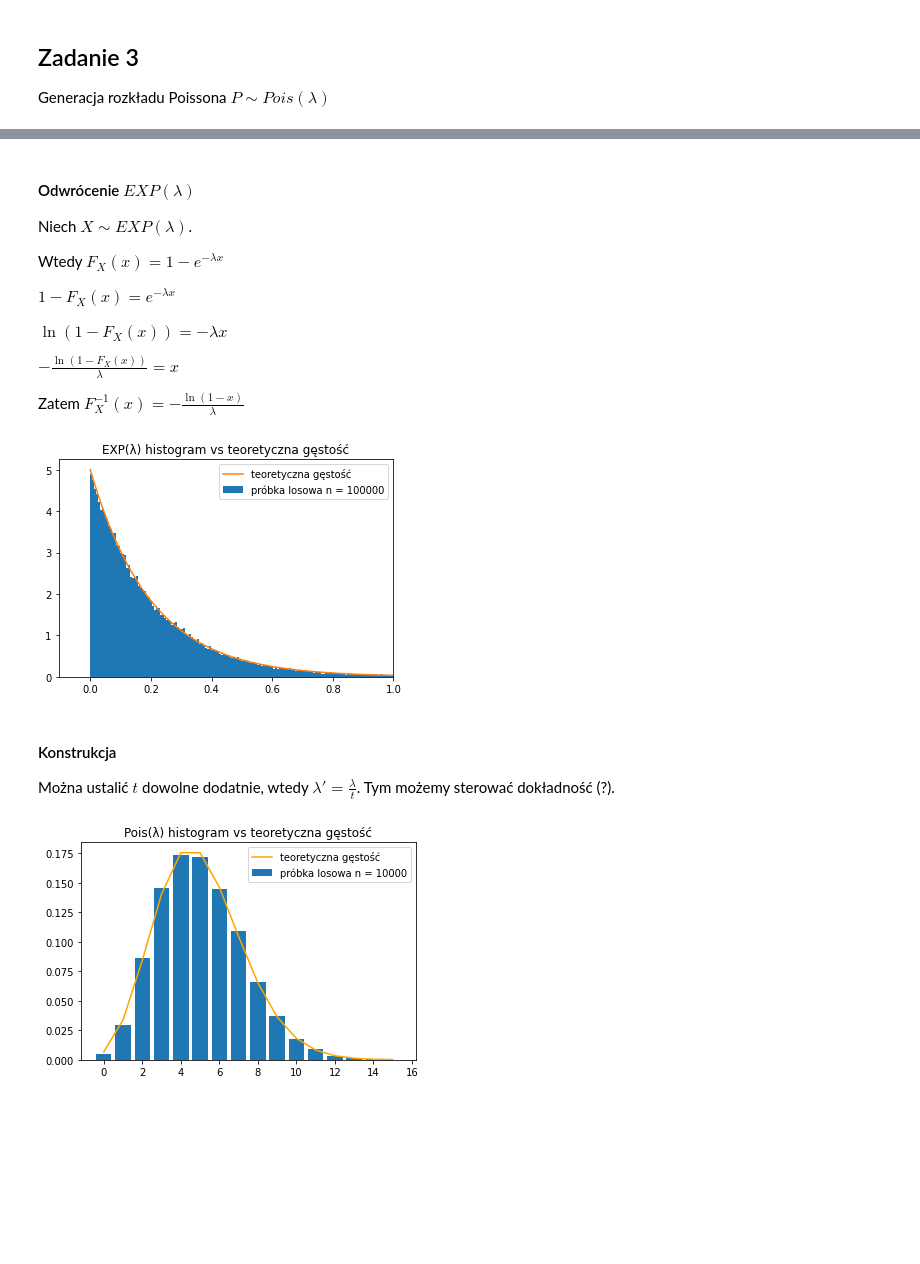
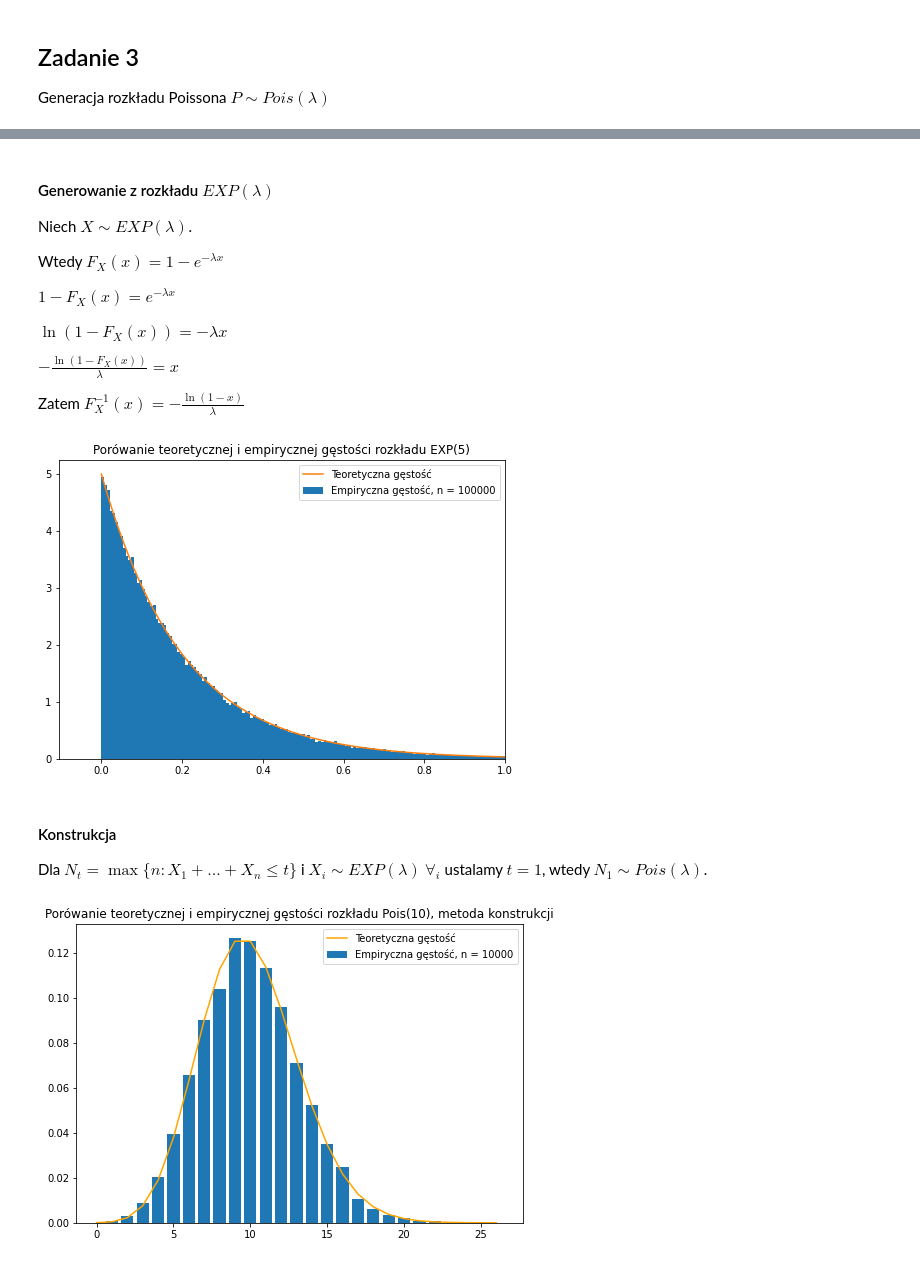
Before and after one commit to niegrzybkowski/matfin2022, a Jupyter notebook: Lab01.ipynb, the cells around one changed output, grey strips where cells are left out. Saved outputs shown, nothing was run; the diff lists cells and outputs as text; code cells hidden in the pictures; blank space fills up the shorter version.

```diff
--- a/Lab01.ipynb
+++ b/Lab01.ipynb
@@ -5,0 +34,2 @@ from math import exp, pi
+# %%
+plt.rcParams["figure.figsize"] = [8, 5.5]
@@ -170,5 +200,5 @@ Wtedy $N_t = \max \{n: X_1 + ... + X_n \le t\}$ to process Poissona, który ma r
 # %% [markdown]
-#### Odwrócenie $EXP(\lambda)$
+#### Generowanie z rozkładu $EXP(\lambda)$
 Niech $ X \sim EXP(\lambda) $.
 
 Wtedy $ F_X(x) = 1 - e^{-\lambda x}$
@@ -187,8 +217,6 @@ def to_exp(x, l):
 def exp_rng(l):
     return to_exp(uniform_bulitin_rng(), l)
 # %%
-# Sanity check
-from scipy.stats import expon as exp_dist
 rate = 5
 plt.hist(
     [to_exp(uniform_bulitin_rng(), rate) for _ in range(sample_count)],
@@ -197,17 +225,17 @@ plt.hist(
 )
 plt.plot(
     np.linspace(0, 2, 1000),
-    exp_dist.pdf(
+    expon.pdf(
         np.linspace(0, 2, 1000),
         scale=1/rate # scale = 1 / rate, my definiujemy po rate
     )
 )
 plt.xlim(right=1)
-plt.title("EXP(λ) histogram vs teoretyczna gęstość")
-plt.legend(["teoretyczna gęstość", f"próbka losowa n = {sample_count}"])
+plt.title(f"Porówanie teoretycznej i empirycznej gęstości rozkładu EXP({rate})")
+plt.legend(["Teoretyczna gęstość", f"Empiryczna gęstość, n = {sample_count}"])
 plt.show()
 # %% [output]
-[figure, old version]
+[figure, new version]
 # %% [markdown]
 #### Konstrukcja
-Można ustalić $t$ dowolne dodatnie, wtedy $\lambda' = \frac{ \lambda } {t}$. Tym możemy sterować dokładność (?).
+Dla $N_t = \max \{n: X_1 + ... + X_n \le t\}$ i $X_i \sim EXP(\lambda)\ \forall_i$ ustalamy $t = 1$, wtedy $N_1 \sim Pois(\lambda)$.
@@ -216,39 +242,43 @@ Można ustalić $t$ dowolne dodatnie, wtedy $\lambda' = \frac{ \lambda } {t}$. T
 # %%
-def poisson_proc(t, l):
+def poisson_proc(l):
     Nt = 0
-    lprim = l / t
     sum_so_far = 0
-    while sum_so_far <= t:
-        sum_so_far += exp_rng(lprim)
+    while sum_so_far <= 1:
+        sum_so_far += exp_rng(l)
         Nt += 1
     # Następny skok przekroczył, czyli jesteśmy o 1 za daleko
     Nt -= 1
     return Nt
 # %%
-from scipy.stats import poisson
 sample_small = 10000
+rate = 10
 
-poisson_sample = [poisson_proc(5, rate) for _ in range(sample_small)]
-counts = Counter(poisson_sample).items()
+poisson_sample = [poisson_proc(rate) for _ in range(sample_small)]
+k_counts = Counter(poisson_sample).keys()
+smallest_sample = min(k_counts)
+largest_sample = max(k_counts)
 
-rate = 5
+c_counts = Counter(poisson_sample)
+
 plt.bar(
-    [i for i, _ in counts],
-    [i/sample_small for _, i in counts],
-    #bins=int(np.sqrt(sample_small)),
-    #density = True,
+    [i for i in range(smallest_sample, largest_sample + 1)],
+    [c_counts[i]/sample_small
+     if i in k_counts
+     else 0
+     for i in range(smallest_sample, largest_sample + 1)]
 )
+
 plt.plot(
-    np.linspace(0, 15, 16),
+    np.linspace(0, largest_sample, largest_sample+1),
     poisson.pmf(
-        np.linspace(0, 15, 16),
+        np.linspace(0, largest_sample, largest_sample+1),
         mu=rate
     ),
     color="orange"
 )
-#plt.xlim(right=1)
-plt.title("Pois(λ) histogram vs teoretyczna gęstość")
-plt.legend(["teoretyczna gęstość", f"próbka losowa n = {sample_small}"])
+
+plt.title(f"Porówanie teoretycznej i empirycznej gęstości rozkładu Pois({rate}), metoda konstrukcji")
+plt.legend(["Teoretyczna gęstość", f"Empiryczna gęstość, n = {sample_small}"])
 plt.show()
 # %% [output]
-[figure, old version]
+[figure, new version]
```
Also changed, not shown: parts of 54 cells of this notebook, 2 other files.
